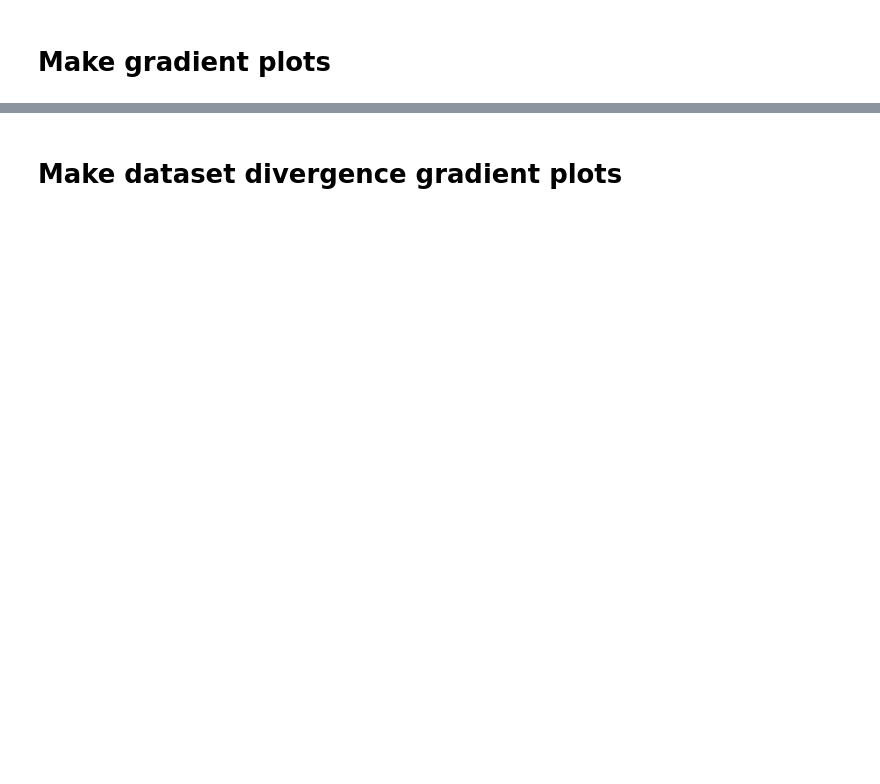
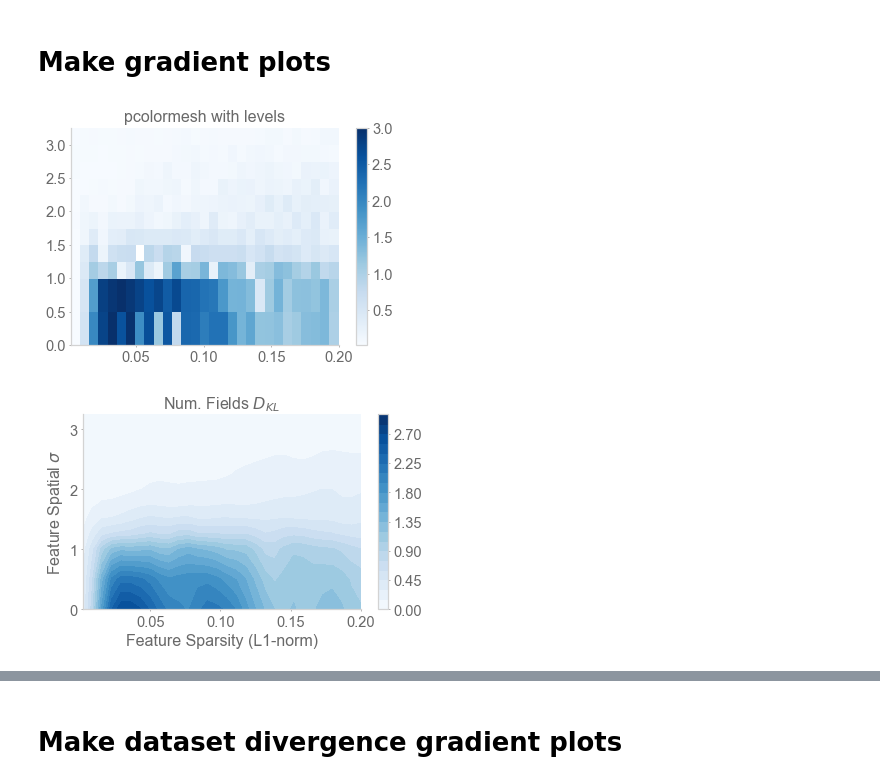
Before and after one commit to chingf/sr-project, a Jupyter notebook: notebooks/5a-place-field-aggregate-metrics.ipynb, the cells around one changed output, grey strips where cells are left out. Drawn from its saved outputs; the diff is of its cells as text; code cells hidden in the pictures; blank space fills up the shorter version.

```diff
--- a/notebooks/5a-place-field-aggregate-metrics.ipynb
+++ b/notebooks/5a-place-field-aggregate-metrics.ipynb
@@ -124 +144,15 @@ def make_gradients(
+# %%
+_x, _y, _z = make_gradients(
+    init_sparsities, sigmas,
+    np.clip(nfieldkls, 0, 3),
+    cmap='Blues',
+    title='Num. Fields $D_{KL}$',
+    xlabel='Feature Sparsity (L1-norm)',
+    ylabel='Feature Spatial $\sigma$',
+    figname=f'5a_nfieldkls_gamma{gamma}',
+    interpolate=True, smooth=True
+    )
+# %% [output]
+[figure, added]
+[figure, added]
 # %%
```
Also changed, not shown: parts of 16 cells of this notebook.
